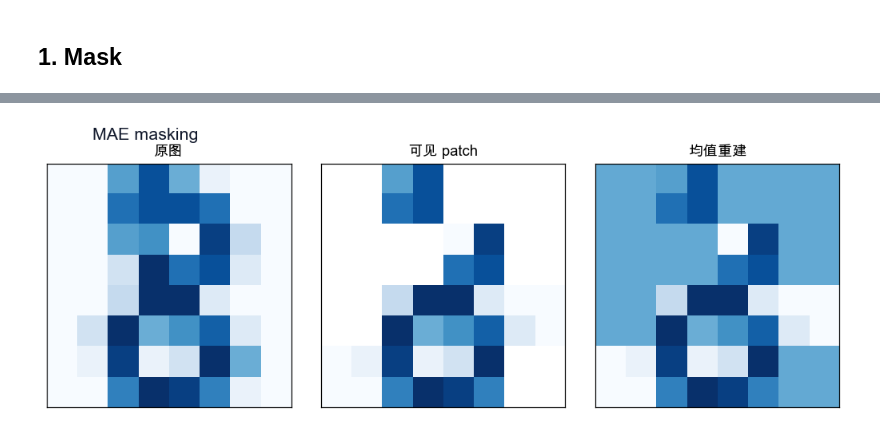
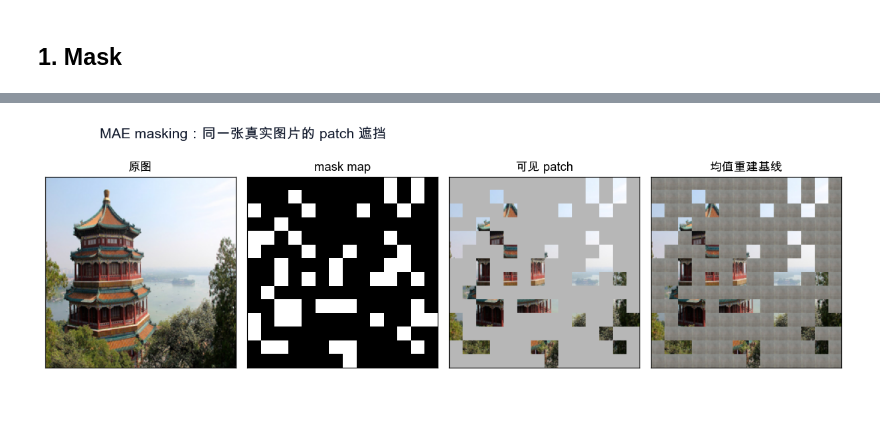
Before and after one commit to zhesun-0209/ai-thinking-labs, a Jupyter notebook: notebooks/ch10_mae_masking.ipynb, the cells around one changed output, grey strips where cells are left out. Cells and saved outputs as stored; diff of their text form; code cells hidden in the pictures; blank space fills up the shorter version.

```diff
--- a/notebooks/ch10_mae_masking.ipynb
+++ b/notebooks/ch10_mae_masking.ipynb
@@ -95,16 +115,16 @@ display(patch_df.head(8).round(2))
 # %% [markdown]
 ## 1. Mask
 # %%
-# MAE masking：随机遮住一部分 patch，只保留可见 token。
+# MAE masking：在同一张真实图片上随机遮住 75% patch，只保留可见 token。
 rng = np.random.default_rng(4)
 num_patches = len(patch_tokens)
-mask_ratio = 0.5
+mask_ratio = 0.75
 visible_ids = np.sort(rng.choice(num_patches, size=int(num_patches * (1 - mask_ratio)), replace=False))
 masked_ids = np.array([idx for idx in range(num_patches) if idx not in set(visible_ids)])
 
 mae_df = pd.DataFrame({
-    "patch_id": range(num_patches),
-    "状态": ["可见" if idx in set(visible_ids) else "mask" for idx in range(num_patches)],
+    "指标": ["总patch数", "可见patch数", "mask patch数", "mask比例"],
+    "值": [num_patches, len(visible_ids), len(masked_ids), mask_ratio],
 })
 display(mae_df)
 # %% [output]
@@ -128,23 +136,31 @@ display(mae_df)
 # %%
-# 绘制 mask 图像和均值重建图像。
+# 绘制 mask 图像和一个简单的均值重建基线。
 masked_image = vit_image.astype(float).copy()
 recon_image = vit_image.astype(float).copy()
-visible_mean = patch_tokens[visible_ids].mean()
+mask_map = np.zeros((patch_grid, patch_grid))
+visible_patch_mean = patches.reshape(-1, patch_size, patch_size, 3)[visible_ids].mean(axis=0)
 
 for patch_id in masked_ids:
-    row = patch_id // 4
-    col = patch_id % 4
-    masked_image[row * 2:(row + 1) * 2, col * 2:(col + 1) * 2] = np.nan
-    recon_image[row * 2:(row + 1) * 2, col * 2:(col + 1) * 2] = visible_mean
+    row, col = divmod(patch_id, patch_grid)
+    mask_map[row, col] = 1
+    r0, r1 = row * patch_size, (row + 1) * patch_size
+    c0, c1 = col * patch_size, (col + 1) * patch_size
+    masked_image[r0:r1, c0:c1] = 0.72
+    recon_image[r0:r1, c0:c1] = visible_patch_mean
 
-fig, axes = plt.subplots(1, 3, figsize=(9.5, 3.4))
-for ax, data, title in zip(axes, [vit_image, masked_image, recon_image], ["原图", "可见 patch", "均值重建"]):
-    ax.imshow(data, cmap="Blues")
+fig, axes = plt.subplots(1, 4, figsize=(11.2, 3.8))
+for ax, data, title in zip(
+    axes,
+    [vit_image, mask_map, masked_image, recon_image],
+    ["原图", "mask map", "可见 patch", "均值重建基线"],
+):
+    cmap = "Greys" if title == "mask map" else None
+    ax.imshow(data, cmap=cmap, vmin=0, vmax=1)
     ax.set_title(title, fontweight="bold")
     ax.set_xticks([])
     ax.set_yticks([])
-fig.suptitle("MAE masking", x=0.08, ha="left", fontsize=14, fontweight="bold", color="#0f172a")
+fig.suptitle("MAE masking：同一张真实图片的 patch 遮挡", x=0.08, ha="left", fontsize=14, fontweight="bold", color="#0f172a")
 plt.tight_layout()
 plt.show()
 # %% [output]
-[figure, old version]
+[figure, new version]
```
Also changed, not shown: parts of 5 cells of this notebook, 53 other files.
